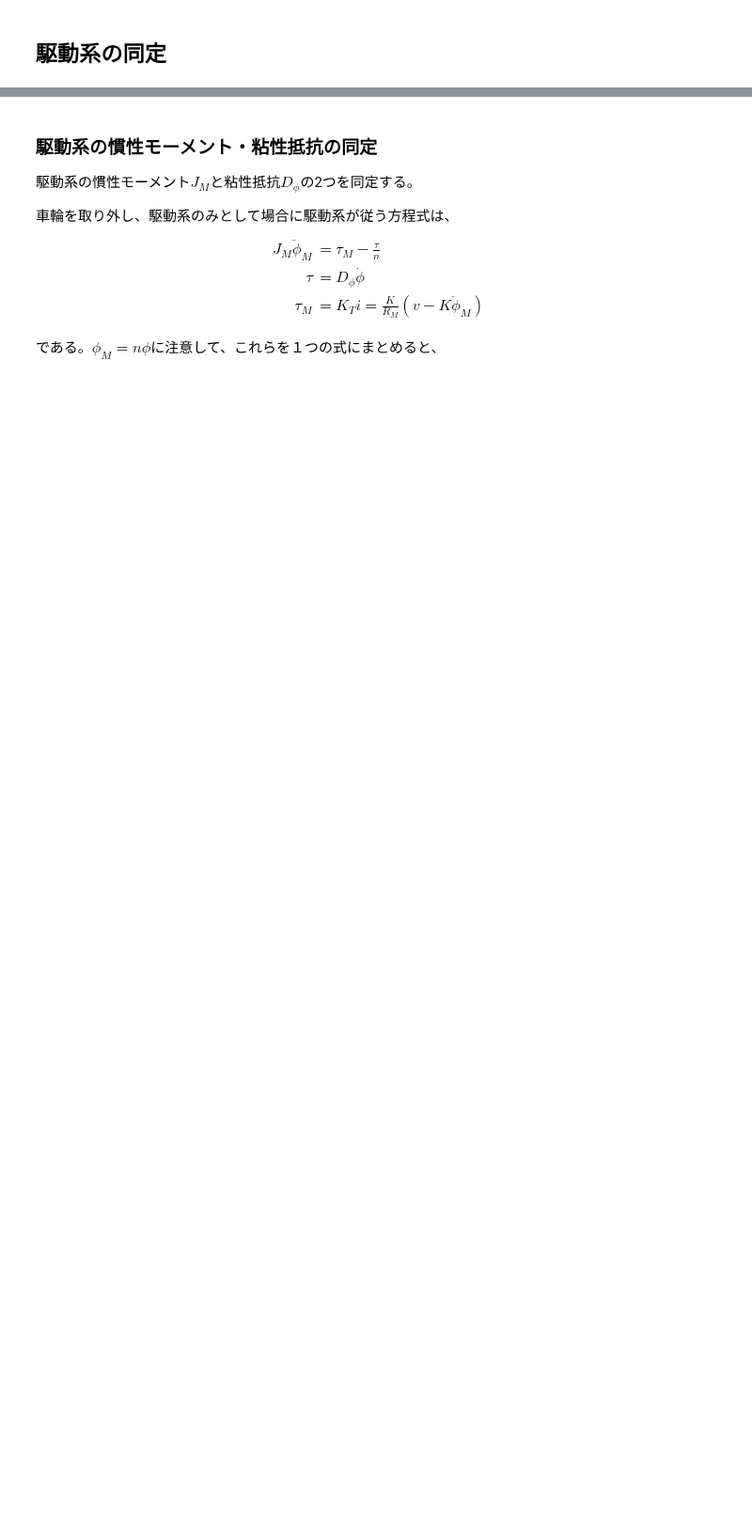
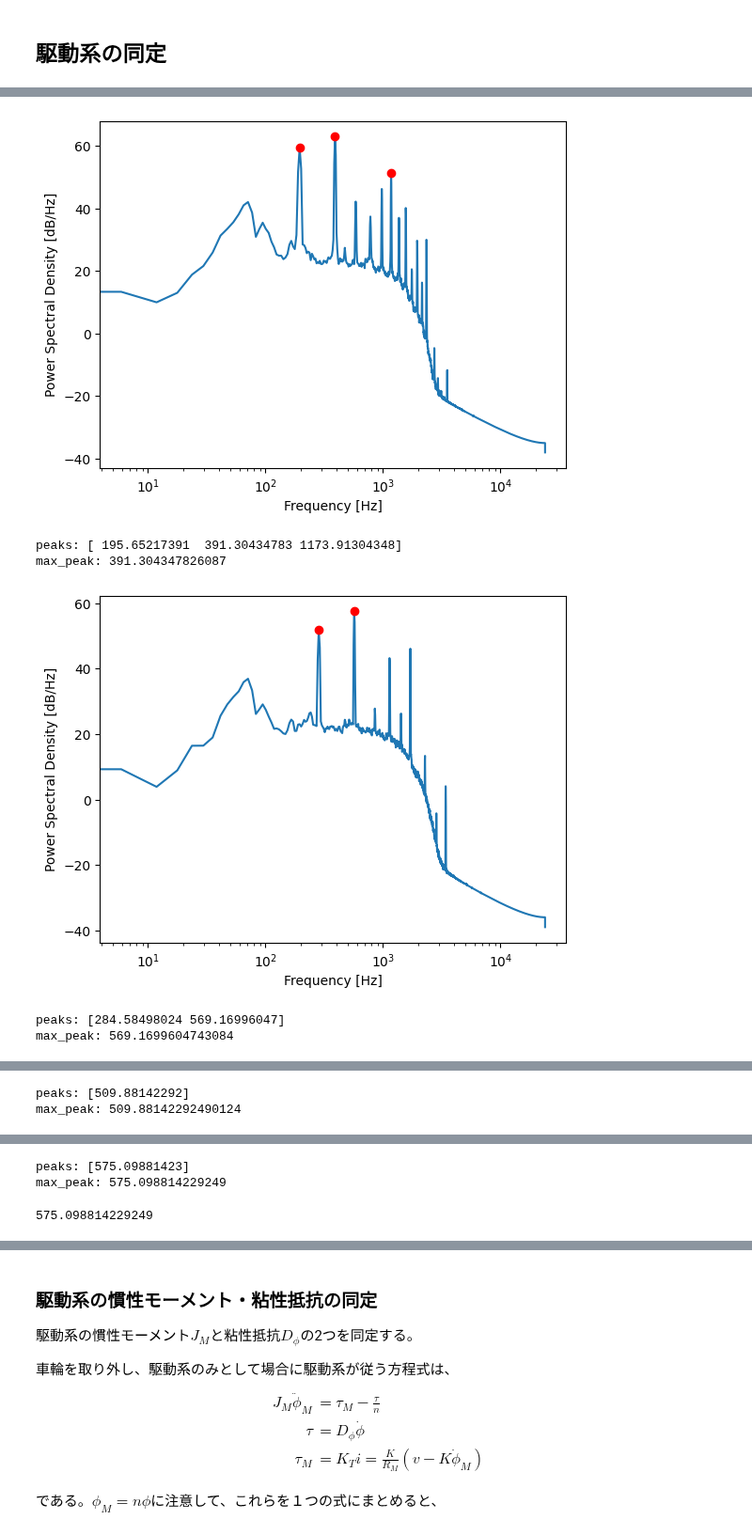
Before and after one commit to HoneyMack/wheel_inverted_pendulum, a Jupyter notebook: motor_driven_wheeled_inverted_pendulum_simulation.ipynb, the cells around one changed output, grey strips where cells are left out. Shown at 94% size. Drawn from its saved outputs; the diff is of its cells as text; code cells hidden in the pictures; blank space fills up the shorter version.

```diff
--- a/motor_driven_wheeled_inverted_pendulum_simulation.ipynb
+++ b/motor_driven_wheeled_inverted_pendulum_simulation.ipynb
@@ -1918,0 +1999,12 @@ $$
+# %%
+plot_power_spectral_density("sounds/l_motor_sound1.m4a")
+plot_power_spectral_density("sounds/l_motor_sound2.m4a")
+plot_power_spectral_density("sounds/l_motor_sound3.m4a")
+plot_power_spectral_density("sounds/l_motor_sound8.m4a")
+# %% [output]
+[figure, added]
+peaks: [ 195.65217391  391.30434783 1173.91304348]
+max_peak: 391.304347826087
+[figure, added]
+peaks: [284.58498024 569.16996047]
+max_peak: 569.1699604743084
@@ -1918,0 +2012,2 @@ $$
+peaks: [509.88142292]
+max_peak: 509.88142292490124
@@ -1918,0 +2015,3 @@ $$
+peaks: [575.09881423]
+max_peak: 575.098814229249
+575.098814229249
```
Also changed, not shown: parts of 9 cells of this notebook.
